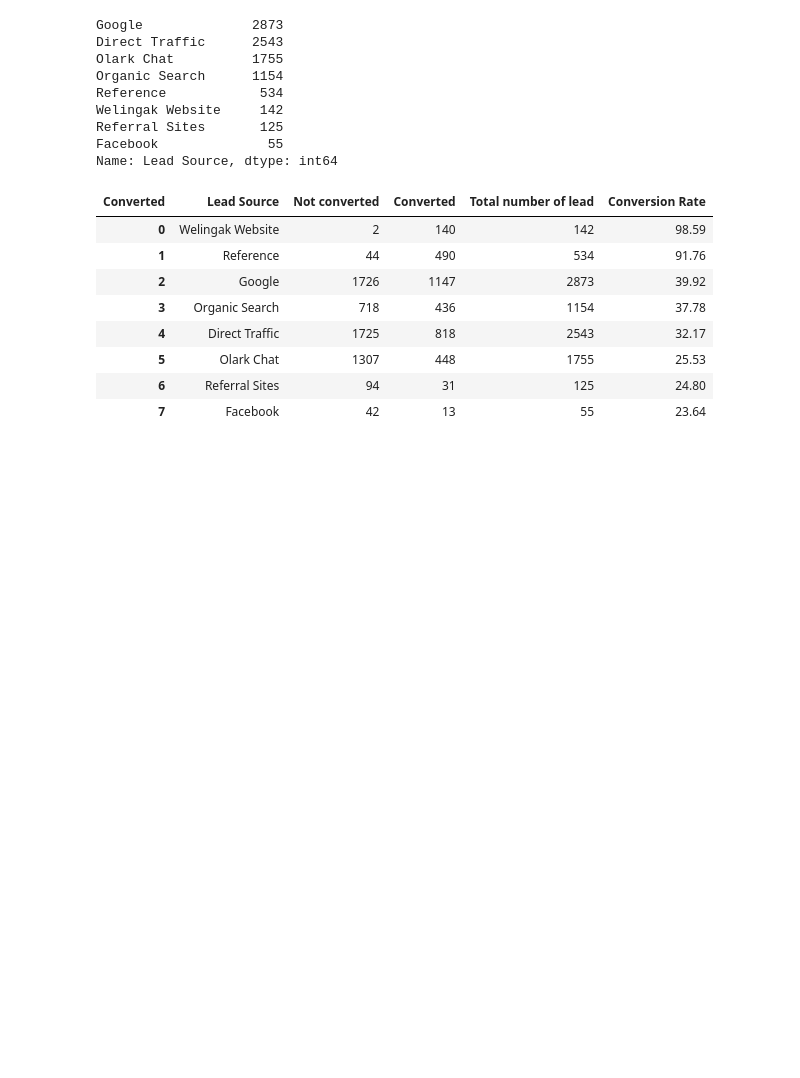
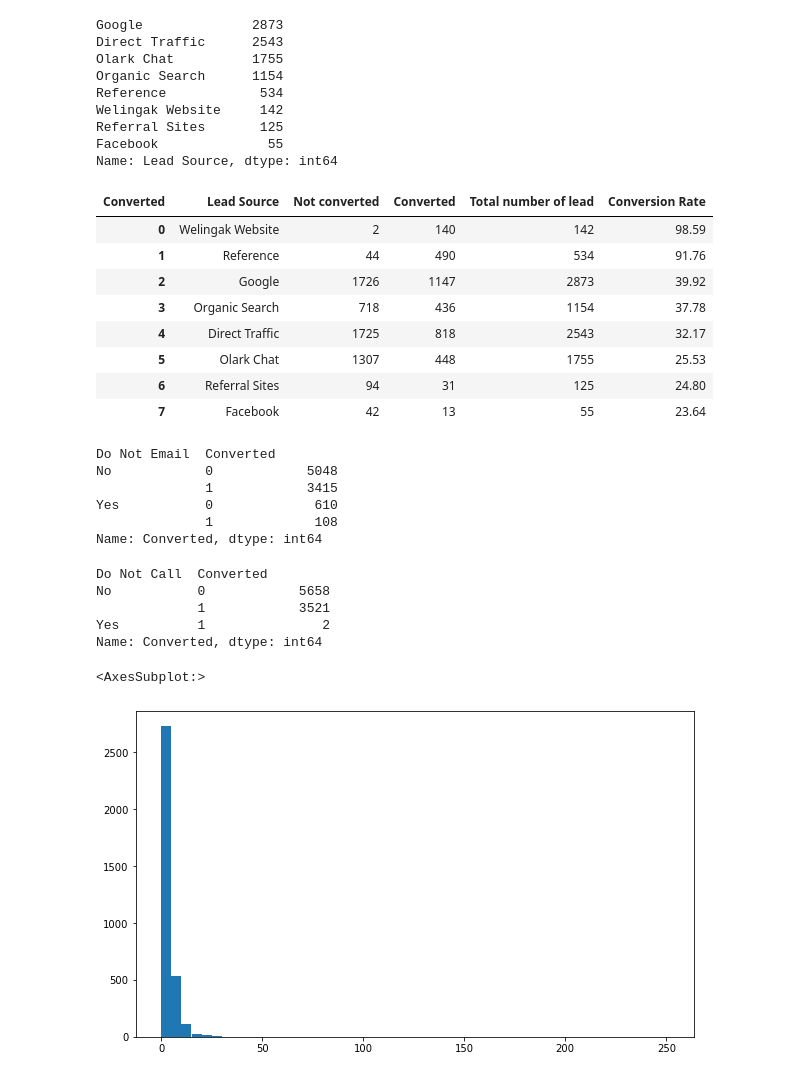
Before and after one commit to hyunjun33/Funnel_Analysis, a Jupyter notebook: Acquisition Analysis.ipynb, the cells around one changed output. Saved outputs shown, nothing was run; the diff lists cells and outputs as text; code cells hidden in the pictures; blank space fills up the shorter version.

```diff
--- a/Acquisition Analysis.ipynb
+++ b/Acquisition Analysis.ipynb
@@ -179,3 +179,25 @@ grouped
 | 5 | Olark Chat | 1307 | 448 | 1755 | 25.53 |
 | 6 | Referral Sites | 94 | 31 | 125 | 24.80 |
 | 7 | Facebook | 42 | 13 | 55 | 23.64 |
+# %%
+df.groupby(["Do Not Email", "Converted"])["Converted"].count()
+# %% [output]
+Do Not Email  Converted
+No            0            5048
+              1            3415
+Yes           0             610
+              1             108
+Name: Converted, dtype: int64
+# %%
+df.groupby(["Do Not Call", "Converted"])["Converted"].count()
+# %% [output]
+Do Not Call  Converted
+No           0            5658
+             1            3521
+Yes          1               2
+Name: Converted, dtype: int64
+# %%
+df[df["Converted"] == 1]["TotalVisits"].hist(bins=50, figsize=(10, 6), grid=False)
+# %% [output]
+<AxesSubplot:>
+[figure, added]
```
Also changed, not shown: parts of 17 cells of this notebook.
